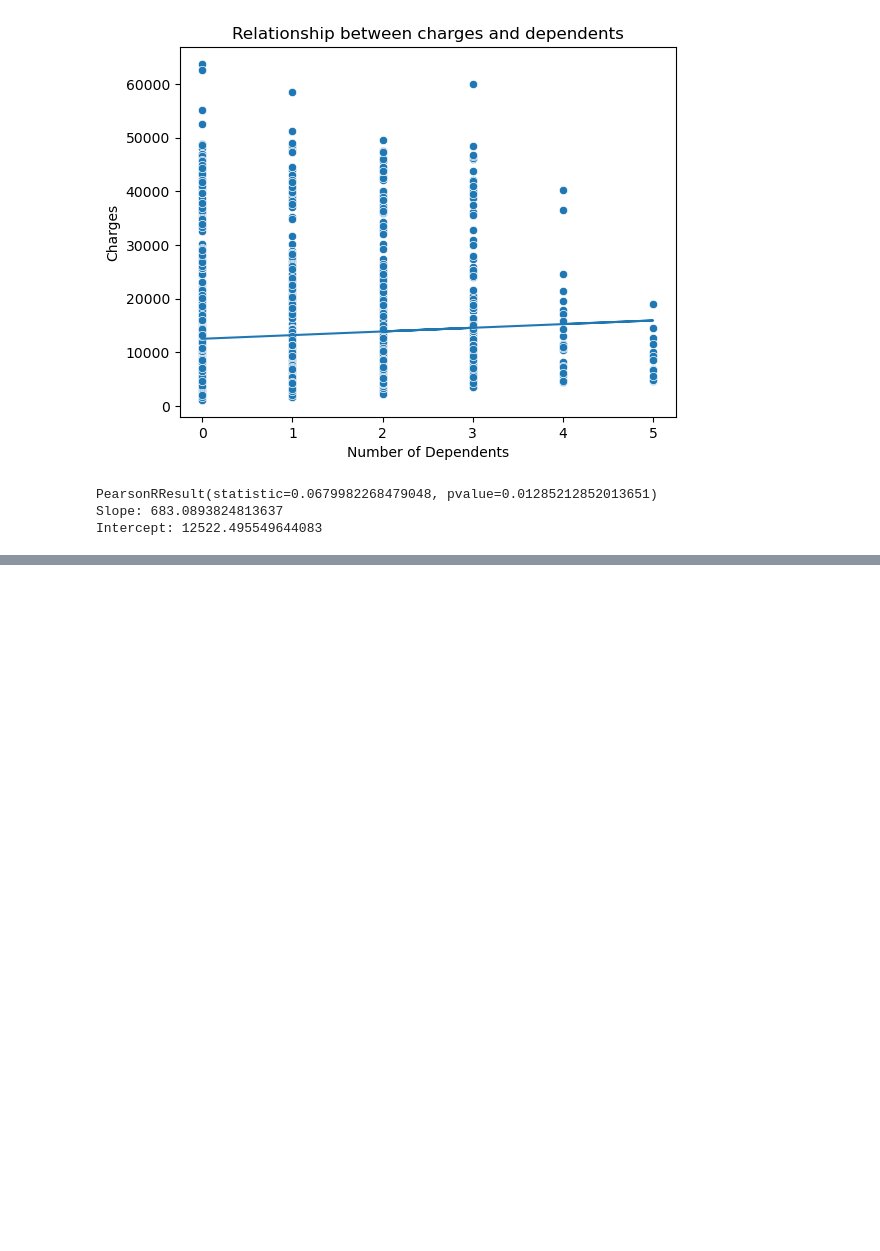
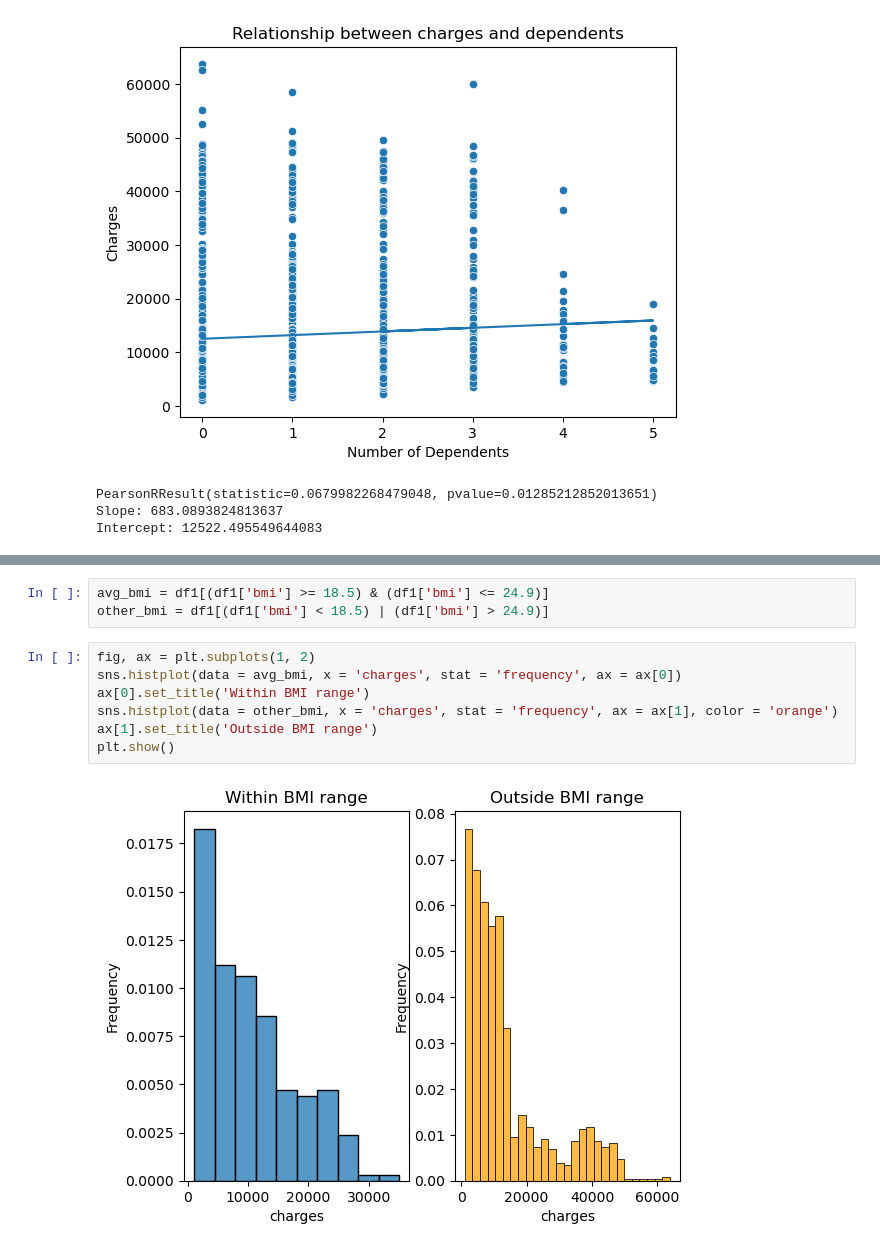
Before and after one commit to jpjavier23/story_case_study, a Jupyter notebook: insurance_charging_determinants.ipynb, the cells around one changed output, grey strips where cells are left out. Drawn from its saved outputs; the diff is of its cells as text; blank space fills up the shorter version.

```diff
--- a/insurance_charging_determinants.ipynb
+++ b/insurance_charging_determinants.ipynb
@@ -138,0 +203,12 @@ plt.show()
+# %%
+avg_bmi = df1[(df1['bmi'] >= 18.5) & (df1['bmi'] <= 24.9)]
+other_bmi = df1[(df1['bmi'] < 18.5) | (df1['bmi'] > 24.9)]
+# %%
+fig, ax = plt.subplots(1, 2)
+sns.histplot(data = avg_bmi, x = 'charges', stat = 'frequency', ax = ax[0])
+ax[0].set_title('Within BMI range')
+sns.histplot(data = other_bmi, x = 'charges', stat = 'frequency', ax = ax[1], color = 'orange')
+ax[1].set_title('Outside BMI range')
+plt.show()
+# %% [output]
+[figure, added]
```
Also changed, not shown: parts of 21 cells of this notebook.
